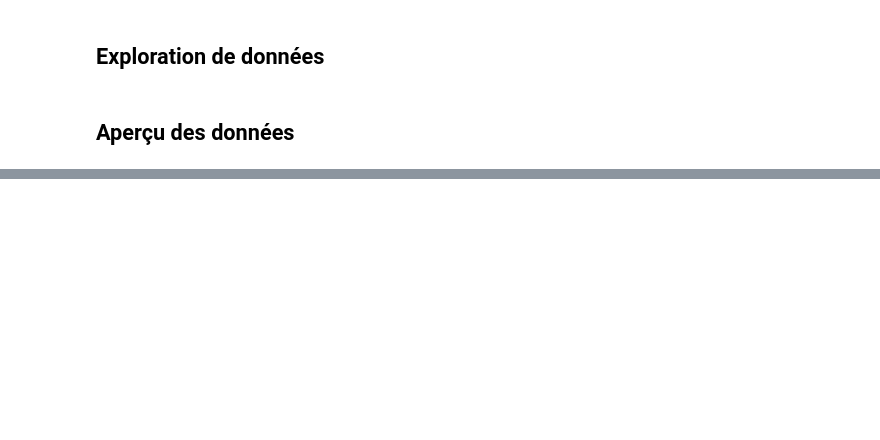
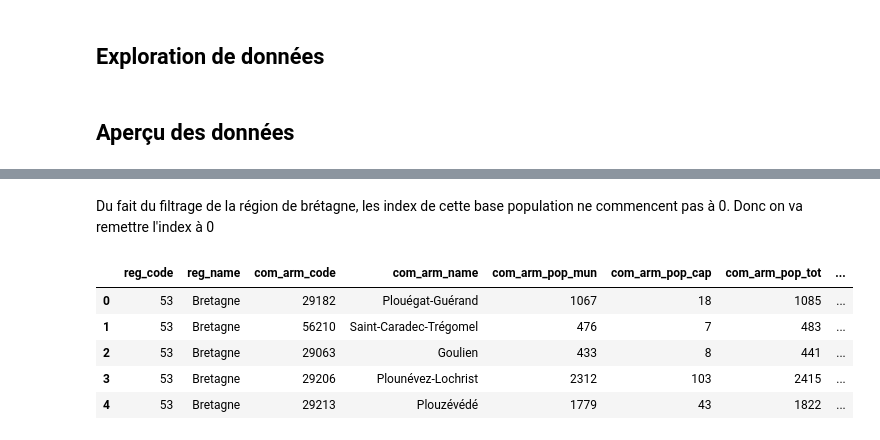
Before and after one commit to kylm-art/PollenGuard_Rennes, a Jupyter notebook: Analyse_exploratoire.ipynb, the cells around one changed output, grey strips where cells are left out. Cells and saved outputs as stored; diff of their text form; code cells hidden in the pictures; blank space fills up the shorter version.

Commit message:
mise à jour des bases

```diff
--- a/Analyse_exploratoire.ipynb
+++ b/Analyse_exploratoire.ipynb
@@ -71,0 +90,12 @@ df_filo.head()
+# %% [markdown]
+Du fait du filtrage de la région de brétagne, les index de cette base population ne commencent pas à 0. Donc on va remettre l'index à 0
+# %%
+df_pop2018=df_pop2018.reset_index(drop=True)
+df_pop2018.head()
+# %% [output]
+|  | reg_code | reg_name | com_arm_code | com_arm_name | com_arm_pop_mun | com_arm_pop_cap | com_arm_pop_tot | ... |
+| 0 | 53 | Bretagne | 29182 | Plouégat-Guérand | 1067 | 18 | 1085 | ... |
+| 1 | 53 | Bretagne | 56210 | Saint-Caradec-Trégomel | 476 | 7 | 483 | ... |
+| 2 | 53 | Bretagne | 29063 | Goulien | 433 | 8 | 441 | ... |
+| 3 | 53 | Bretagne | 29206 | Plounévez-Lochrist | 2312 | 103 | 2415 | ... |
+| 4 | 53 | Bretagne | 29213 | Plouzévédé | 1779 | 43 | 1822 | ... |
```
Also changed, not shown: parts of 21 cells of this notebook, 1 other file.
